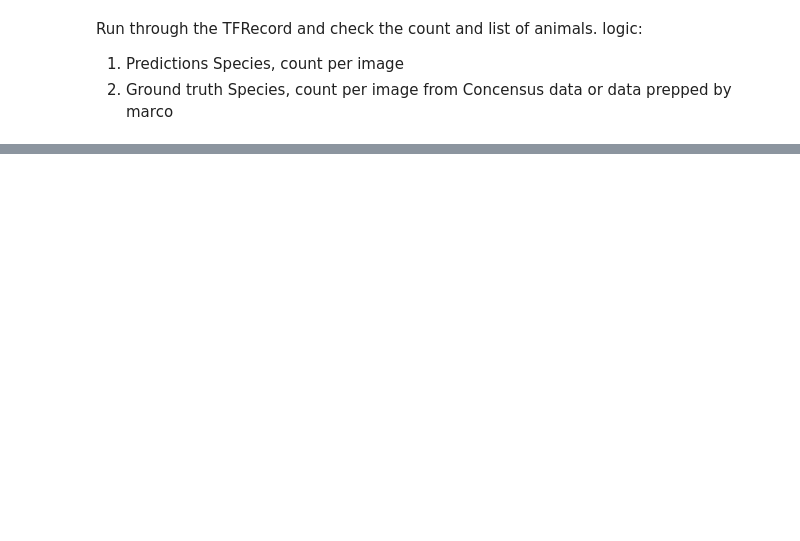
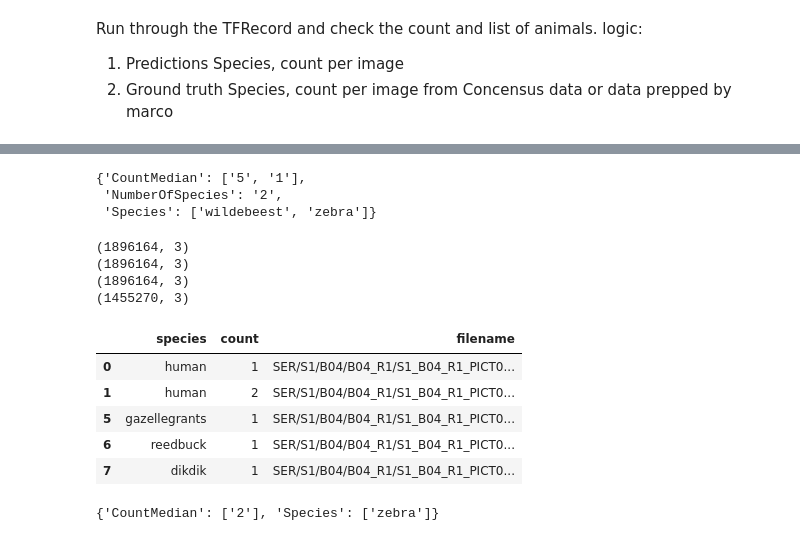
Before and after one commit to Manish-rai21bit/camera-trap-detection, a Jupyter notebook: bootstrapping/bootstrapping_species_detection.ipynb, the cells around one changed output, grey strips where cells are left out. Saved outputs shown, nothing was run; the diff lists cells and outputs as text; code cells hidden in the pictures; blank space fills up the shorter version.

Commit message:
groundtruth and prediction species, count

```diff
--- a/bootstrapping/bootstrapping_species_detection.ipynb
+++ b/bootstrapping/bootstrapping_species_detection.ipynb
@@ -195,0 +253,39 @@ Run through the TFRecord and check the count and list of animals. logic: <br>
+# %%
+db_dict['S5/D02/D02_R1/IMAG3732.JPG'] #S1/B05/B05_R1/S1_B05_R1_PICT0038.JPG
+# %% [output]
+{'CountMedian': ['5', '1'],
+ 'NumberOfSpecies': '2',
+ 'Species': ['wildebeest', 'zebra']}
+# %%
+df = pd.read_csv('../data/LILA/db_export_season_all_cleaned.csv')
+
+df_image1 = df[['species', 'count', 'image1']]
+df_image1 = df_image1.rename(columns = {'image1':'filename'}, index=str)
+print(df_image1.shape)
+
+df_image2 = df[['species', 'count', 'image2']]
+df_image2 = df_image2.rename(columns = {'image2':'filename'}, index=str)
+print(df_image2.shape)
+
+df_image3 = df[['species', 'count', 'image3']]
+df_image3 = df_image1.rename(columns = {'image3':'filename'}, index=str)
+print(df_image3.shape)
+
+df_image1 = df_image1.append(df_image2)
+df_image1 = df_image1.append(df_image3)
+
+df_image1 = df_image1[df_image1['species']!= 'empty']
+print(df_image1.shape)
+
+df_image1.head()
+# %% [output]
+(1896164, 3)
+(1896164, 3)
+(1896164, 3)
+(1455270, 3)
+|  | species | count | filename |
+| 0 | human | 1 | SER/S1/B04/B04_R1/S1_B04_R1_PICT0... |
+| 1 | human | 2 | SER/S1/B04/B04_R1/S1_B04_R1_PICT0... |
+| 5 | gazellegrants | 1 | SER/S1/B04/B04_R1/S1_B04_R1_PICT0... |
+| 6 | reedbuck | 1 | SER/S1/B04/B04_R1/S1_B04_R1_PICT0... |
+| 7 | dikdik | 1 | SER/S1/B04/B04_R1/S1_B04_R1_PICT0... |
@@ -196,3 +323,7 @@ Run through the TFRecord and check the count and list of animals. logic: <br>
+# %%
+db_dict['SER/S1/B05/B05_R1/S1_B05_R1_PICT0038.JPG']
+# %% [output]
+{'CountMedian': ['2'], 'Species': ['zebra']}
 # %%
 def decode_record(serialized_example):
     context_features = {
```
Also changed, not shown: parts of 14 cells of this notebook.
